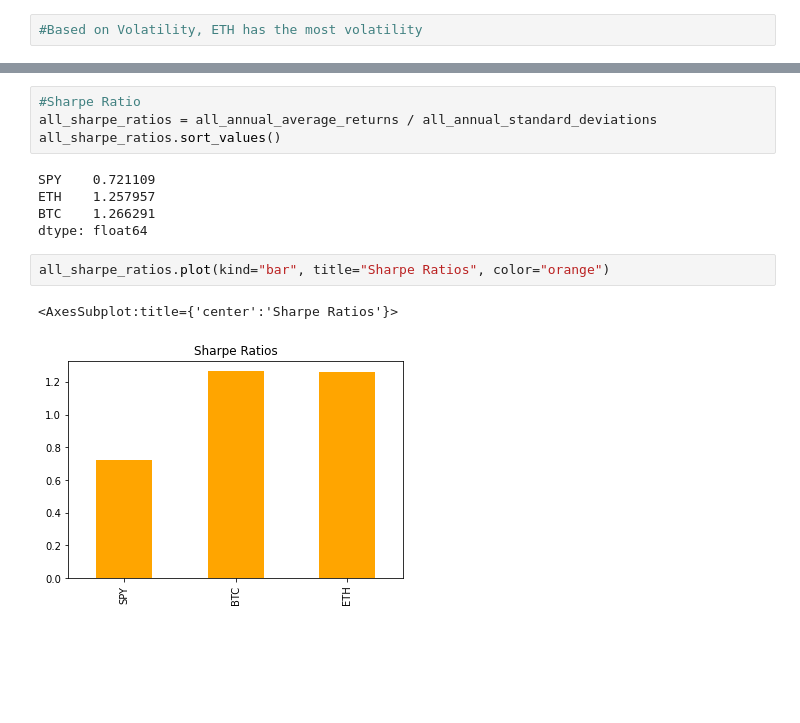
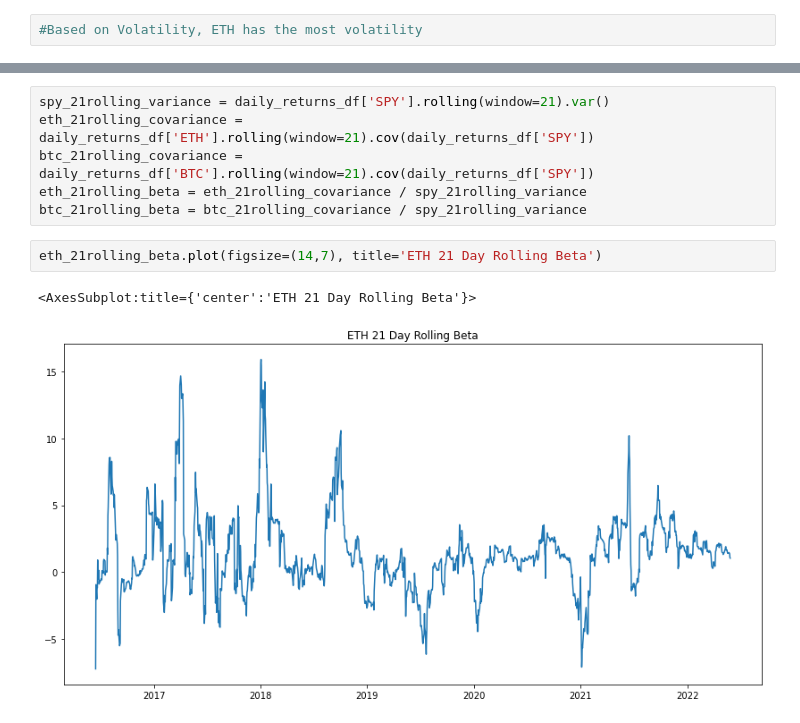
Before and after one commit to 7amza-eth/LongTermAssetAnalysis, a Jupyter notebook: Main.ipynb, the cells around one changed output, grey strips where cells are left out. Drawn from its saved outputs; the diff is of its cells as text; blank space fills up the shorter version.

Commit message:
rolling betas and calmar ratios completed

```diff
--- a/Main.ipynb
+++ b/Main.ipynb
@@ -163,17 +133,14 @@ SPY    0.187040
 BTC    0.792054
 ETH    1.129572
 dtype: float64
-# %%
-#Sharpe Ratio
-all_sharpe_ratios = all_annual_average_returns / all_annual_standard_deviations
-all_sharpe_ratios.sort_values()
-# %% [output]
-SPY    0.721109
-ETH    1.257957
-BTC    1.266291
-dtype: float64
-# %%
-all_sharpe_ratios.plot(kind="bar", title="Sharpe Ratios", color="orange")
-# %% [output]
-<AxesSubplot:title={'center':'Sharpe Ratios'}>
-[figure, removed]
+# %%
+spy_21rolling_variance = daily_returns_df['SPY'].rolling(window=21).var()
+eth_21rolling_covariance = daily_returns_df['ETH'].rolling(window=21).cov(daily_returns_df['SPY'])
+btc_21rolling_covariance = daily_returns_df['BTC'].rolling(window=21).cov(daily_returns_df['SPY'])
+eth_21rolling_beta = eth_21rolling_covariance / spy_21rolling_variance
+btc_21rolling_beta = btc_21rolling_covariance / spy_21rolling_variance
+# %%
+eth_21rolling_beta.plot(figsize=(14,7), title='ETH 21 Day Rolling Beta')
+# %% [output]
+<AxesSubplot:title={'center':'ETH 21 Day Rolling Beta'}>
+[figure, added]
```
Also changed, not shown: parts of 16 cells of this notebook.
